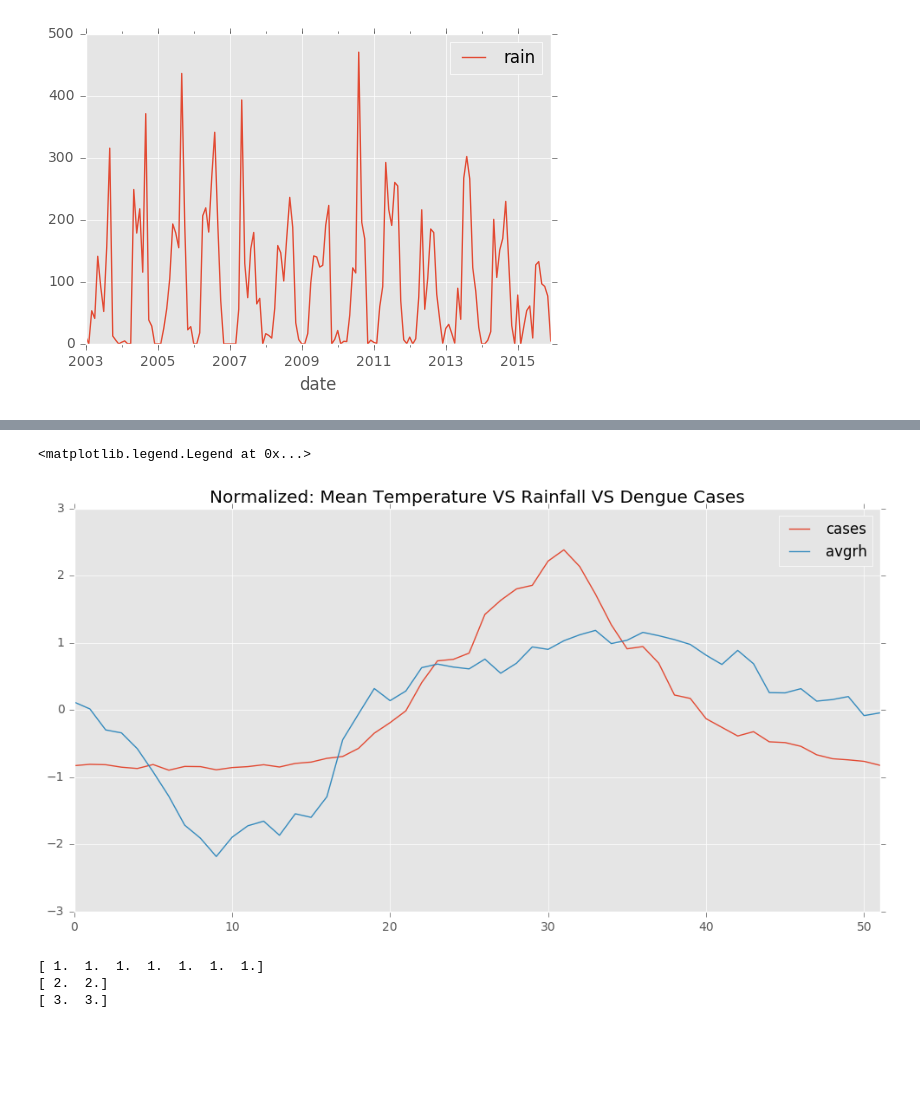
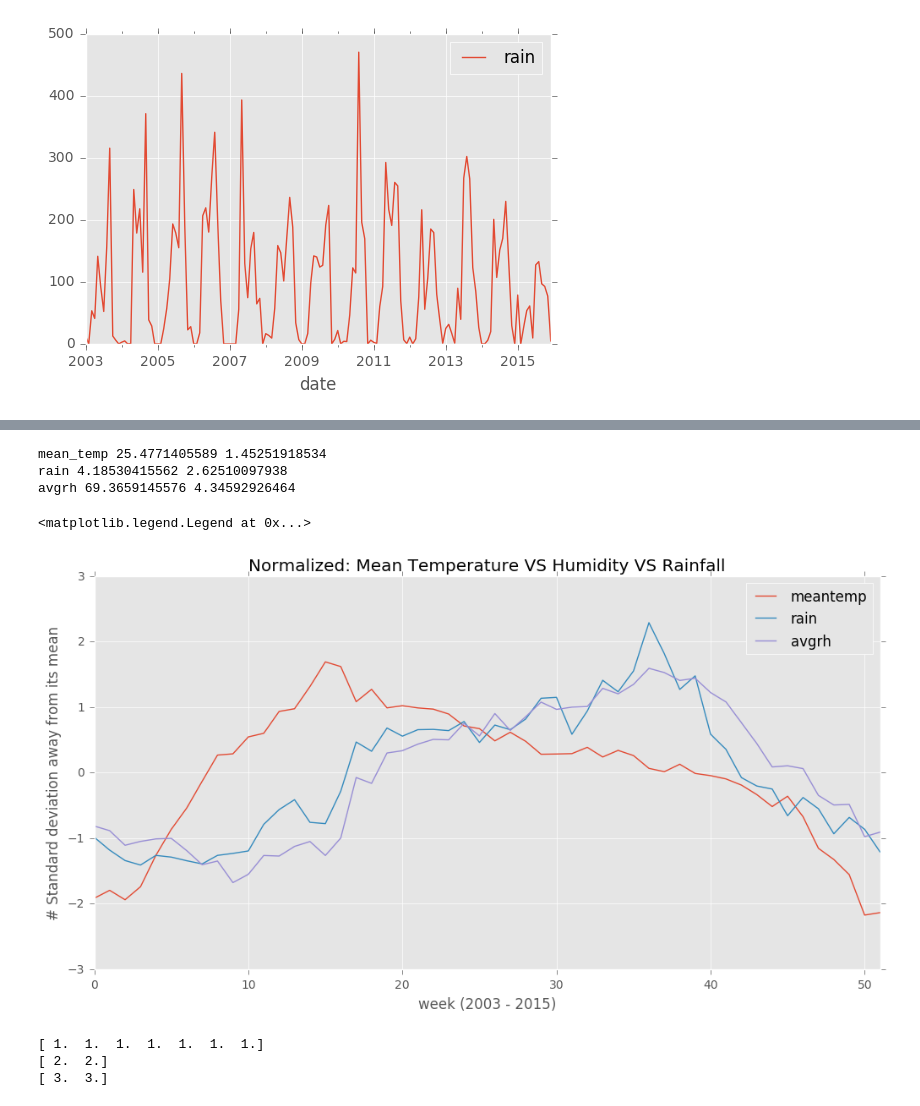
Before and after one commit to johnnycs/dengue-prediction, a Jupyter notebook: Dengue and Weather Correlation.ipynb, the cells around one changed output, grey strips where cells are left out. Saved outputs shown, nothing was run; the diff lists cells and outputs as text; code cells hidden in the pictures; blank space fills up the shorter version.

```diff
--- a/Dengue and Weather Correlation.ipynb
+++ b/Dengue and Weather Correlation.ipynb
@@ -226,0 +160,16 @@ plt.figure(figsize=(12,6))
+# %%
+all_weather = pd.read_csv("weather01-16.csv")
+all_weather.index = pd.DatetimeIndex(all_weather.date)
+mask = (all_weather.index > "2003") & (all_weather.index < "2016")
+all_weather = all_weather.drop(['date'],axis=1)
+all_weather = all_weather[mask]
+# all_weather_df = all_weather.resample('W').mean()
+
+all_dengues = pd.read_csv("all-dengues.csv")
+all_dengues.index = pd.DatetimeIndex(all_dengues.date)
+all_dengues = all_dengues.drop(['date','date.1'],axis=1)
+all_dengues = all_dengues.resample('W').size()
+all_dengues_df = pd.DataFrame(all_dengues,columns=['cases'])
+# %%
+all_avg_weather = all_weather[['avgrh','dday','maxtemp','meantemp','mintemp','rain']].resample('W').mean()[:-1]
+all_dengues_weather = pd.concat([all_avg_weather,all_dengues_df[:-53]],axis=1)
@@ -227,9 +215,9 @@ plt.figure(figsize=(12,6))
 # %%
-yr = [str(i) for i in range(2003,2012)]
+yr = [str(i) for i in range(2003,2016)]
 tmp = []
 for i in range(len(yr)-1):
-    mask = (cm_dengues_train.index > yr[i]) & (cm_dengues_train.index < yr[i+1])
-    tmp.append(cm_dengues_train[mask])
+    mask = (all_dengues_weather.index > yr[i]) & (all_dengues_weather.index < yr[i+1])
+    tmp.append(all_dengues_weather[mask])
 # %%
 train_weekly_cases = []
 train_weekly_meantemp = []
@@ -246,29 +234,39 @@ train_weekly_meantemp = np.array(train_weekly_meantemp)
 train_weekly_rain = np.array(train_weekly_rain)
 train_weekly_avgrh = np.array(train_weekly_avgrh)
 # %%
-avg_train_weekly_cases = sum(train_weekly_cases) / 8.
+avg_train_weekly_cases = sum(train_weekly_cases) / 13.
 norm_train_weekly_cases = pd.Series((avg_train_weekly_cases - avg_train_weekly_cases.mean())/avg_train_weekly_cases.std())
 
-avg_train_weekly_meantemp = sum(train_weekly_meantemp) / 8.
+avg_train_weekly_meantemp = sum(train_weekly_meantemp) / 13.
 norm_train_weekly_meantemp = pd.Series((avg_train_weekly_meantemp - avg_train_weekly_meantemp.mean())/avg_train_weekly_meantemp.std())
+print 'mean_temp', avg_train_weekly_meantemp.mean(), avg_train_weekly_meantemp.std()
 
-avg_train_weekly_rain = sum(train_weekly_rain) / 8.
+avg_train_weekly_rain = sum(train_weekly_rain) / 13.
 norm_train_weekly_rain = pd.Series((avg_train_weekly_rain - avg_train_weekly_rain.mean())/avg_train_weekly_rain.std())
+print 'rain', avg_train_weekly_rain.mean(), avg_train_weekly_rain.std()
 
-avg_train_weekly_avgrh = sum(train_weekly_avgrh) / 8.
+avg_train_weekly_avgrh = sum(train_weekly_avgrh) / 13.
 norm_train_weekly_avgrh = pd.Series((avg_train_weekly_avgrh - avg_train_weekly_avgrh.mean())/avg_train_weekly_avgrh.std())
+print 'avgrh', avg_train_weekly_avgrh.mean(),avg_train_weekly_avgrh.std()
+# %% [output]
+mean_temp 25.4771405589 1.45251918534
+rain 4.18530415562 2.62510097938
+avgrh 69.3659145576 4.34592926464
 # %%
 plt.figure(figsize=(12,6))
-plt.plot(norm_train_weekly_cases,label='cases')
-# plt.plot(norm_train_weekly_meantemp,label='meantemp')
-# plt.plot(norm_train_weekly_rain,label='rain')
+# plt.plot(norm_train_weekly_cases,label='cases')
+plt.plot(norm_train_weekly_meantemp,label='meantemp')
+plt.plot(norm_train_weekly_rain,label='rain')
 plt.plot(norm_train_weekly_avgrh,label='avgrh')
 plt.xlim(0,51)
-plt.title("Normalized: Mean Temperature VS Rainfall VS Dengue Cases")
+plt.title("Normalized: Mean Temperature VS Humidity VS Rainfall")
+plt.ylabel('# Standard deviation away from its mean')
+plt.xlabel('week (2003 - 2015)')
 plt.legend()
+# plt.savefig('average-weekly-distribution-weather.pdf')
 # %% [output]
 <matplotlib.legend.Legend at 0x...>
-[figure, old version]
+[figure, new version]
 # %%
 w_case = 7
 temperature = 2
```
Also changed, not shown: parts of 12 cells of this notebook, 19 other files.
